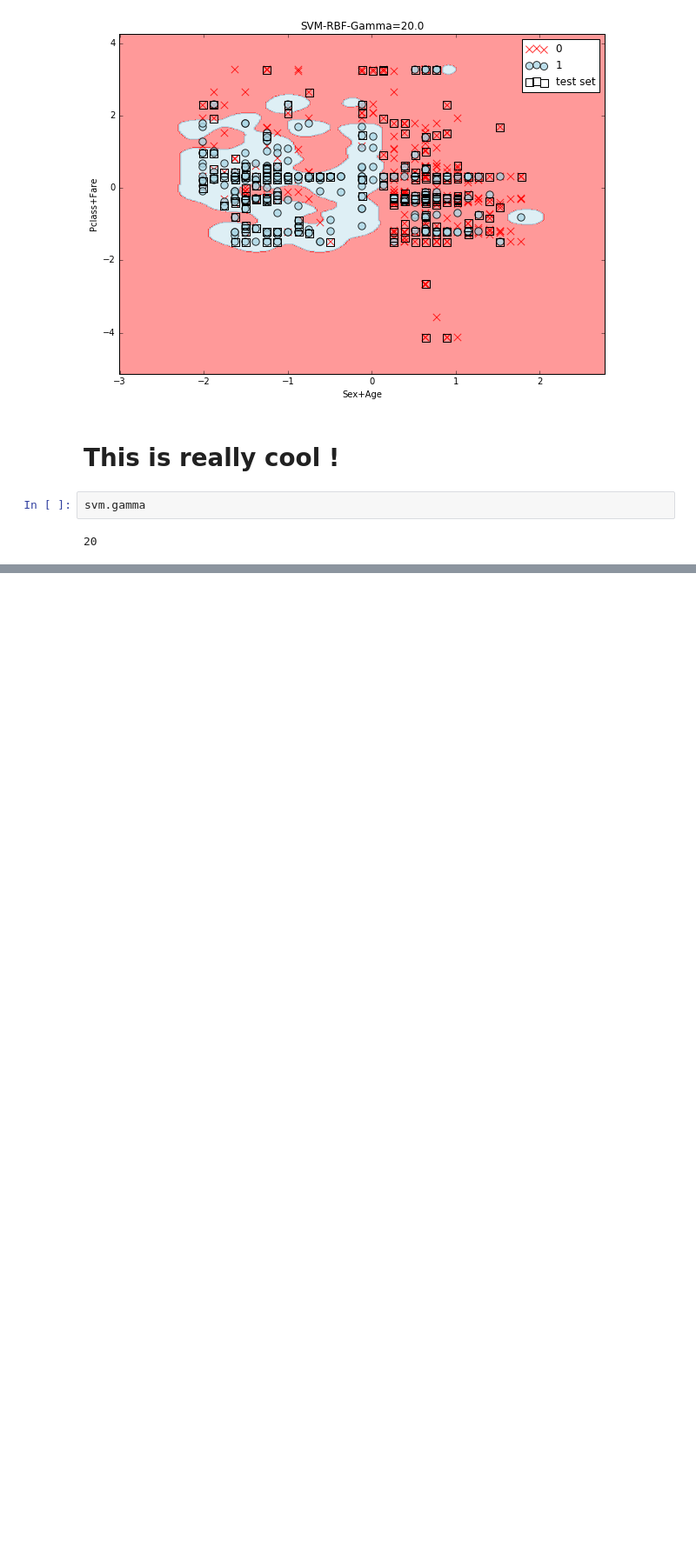
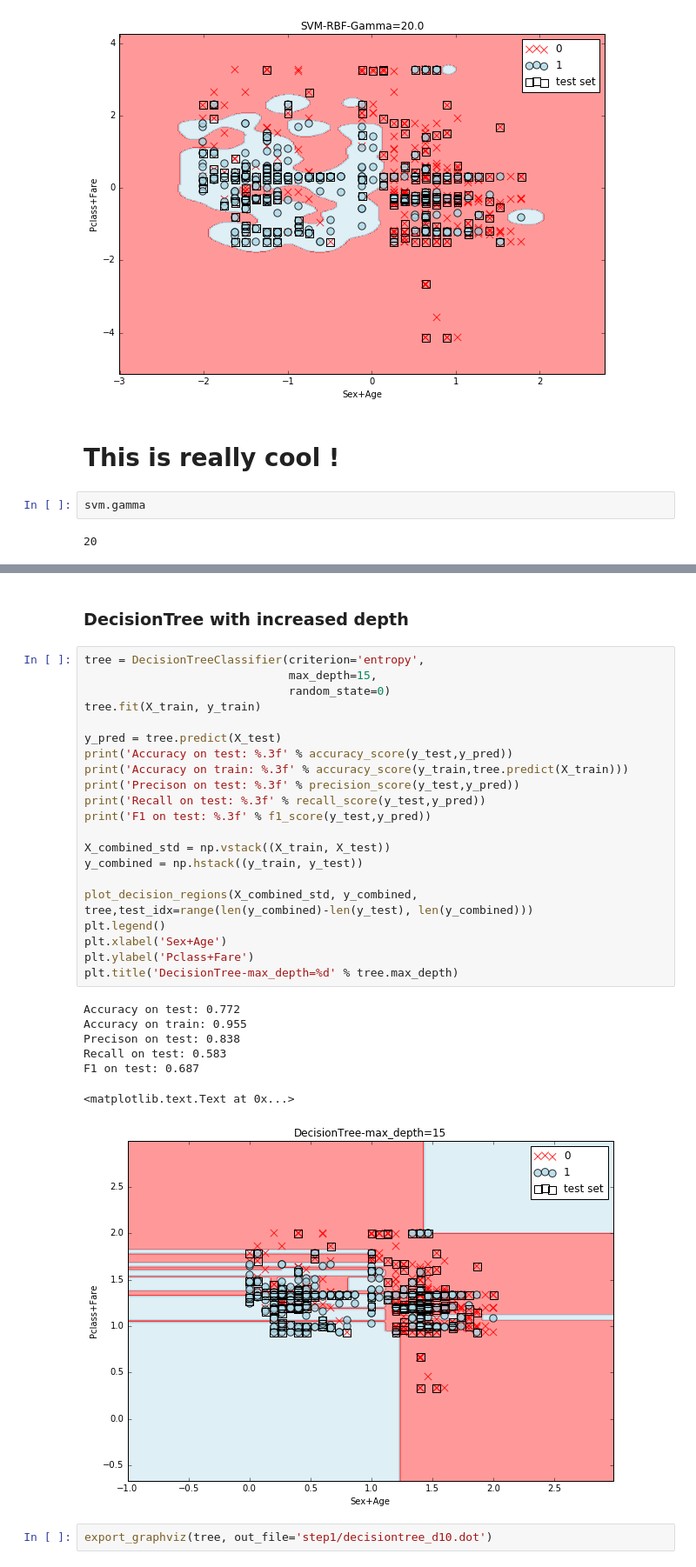
Before and after one commit to liufuyang/titanic, a Jupyter notebook: Step1 - SimpleModel.ipynb, the cells around one changed output, grey strips where cells are left out. Shown at 87% size. Drawn from its saved outputs; the diff is of its cells as text; blank space fills up the shorter version.

Commit message:
Add step1 - simple model study

```diff
--- a/Step1 - SimpleModel.ipynb
+++ b/Step1 - SimpleModel.ipynb
@@ -340,0 +365,33 @@ svm.gamma
+# %% [markdown]
+### DecisionTree with increased depth
+# %%
+tree = DecisionTreeClassifier(criterion='entropy',
+                              max_depth=15,
+                              random_state=0)
+tree.fit(X_train, y_train)
+
+y_pred = tree.predict(X_test)
+print('Accuracy on test: %.3f' % accuracy_score(y_test,y_pred))
+print('Accuracy on train: %.3f' % accuracy_score(y_train,tree.predict(X_train)))
+print('Precison on test: %.3f' % precision_score(y_test,y_pred))
+print('Recall on test: %.3f' % recall_score(y_test,y_pred))
+print('F1 on test: %.3f' % f1_score(y_test,y_pred))
+
+X_combined_std = np.vstack((X_train, X_test))
+y_combined = np.hstack((y_train, y_test))
+
+plot_decision_regions(X_combined_std, y_combined, tree,test_idx=range(len(y_combined)-len(y_test), len(y_combined)))
+plt.legend()
+plt.xlabel('Sex+Age')
+plt.ylabel('Pclass+Fare')
+plt.title('DecisionTree-max_depth=%d' % tree.max_depth)
+# %% [output]
+Accuracy on test: 0.772
+Accuracy on train: 0.955
+Precison on test: 0.838
+Recall on test: 0.583
+F1 on test: 0.687
+<matplotlib.text.Text at 0x...>
+[figure, added]
+# %%
+export_graphviz(tree, out_file='step1/decisiontree_d10.dot')
```
Also changed, not shown: parts of 24 cells of this notebook, 5 other files.
